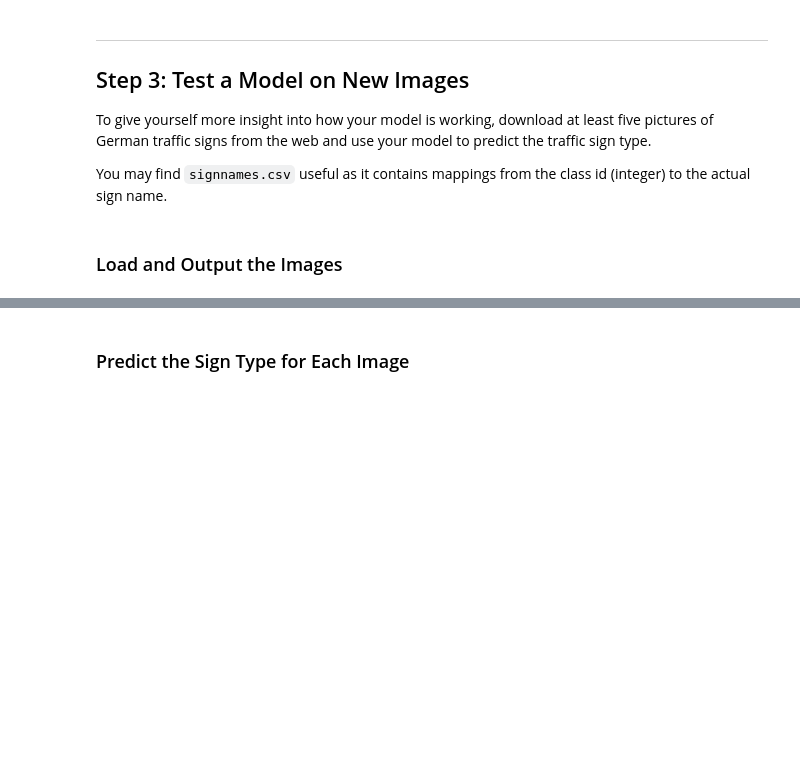
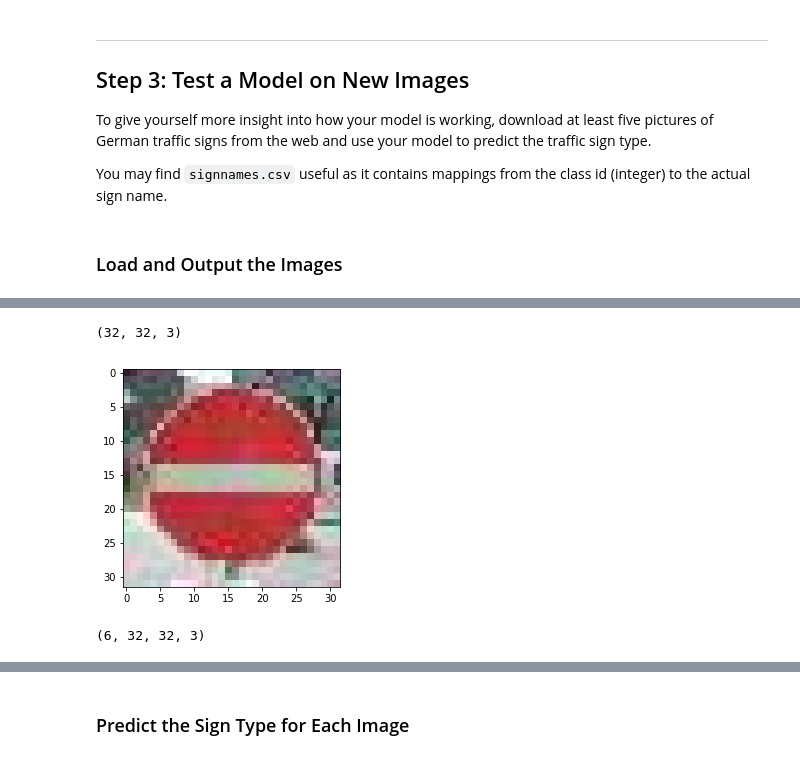
Before and after one commit to aiden1yoon/Udacity, a Jupyter notebook: CarND-Traffic-Sign-Classifier-Project/Traffic_Sign_Classifier.ipynb, the cells around one changed output, grey strips where cells are left out. Cells and saved outputs as stored; diff of their text form; code cells hidden in the pictures; blank space fills up the shorter version.

```diff
--- a/CarND-Traffic-Sign-Classifier-Project/Traffic_Sign_Classifier.ipynb
+++ b/CarND-Traffic-Sign-Classifier-Project/Traffic_Sign_Classifier.ipynb
@@ -562,3 +579,8 @@ os.listdir(german_signs_dir)
 # %%
-img = mpimg.imread(german_signs_dir + '/1.jpg')
+img = mpimg.imread(german_signs_dir + '/6.jpg')
 plt.imshow(img)
+
+print(img.shape)
+# %% [output]
+(32, 32, 3)
+[figure, added]
@@ -564,0 +608,4 @@ plt.imshow(img)
+# %%
+img_set.shape
+# %% [output]
+(6, 32, 32, 3)
```
Also changed, not shown: parts of 28 cells of this notebook.
